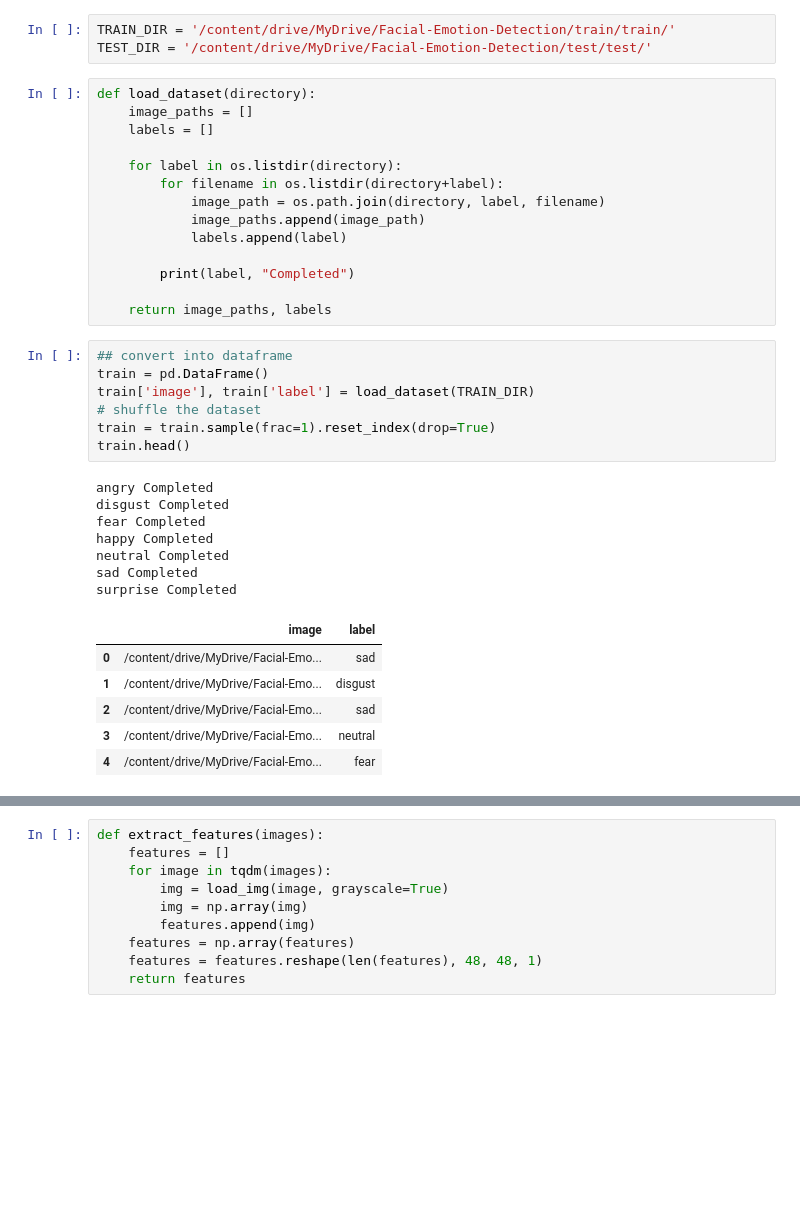
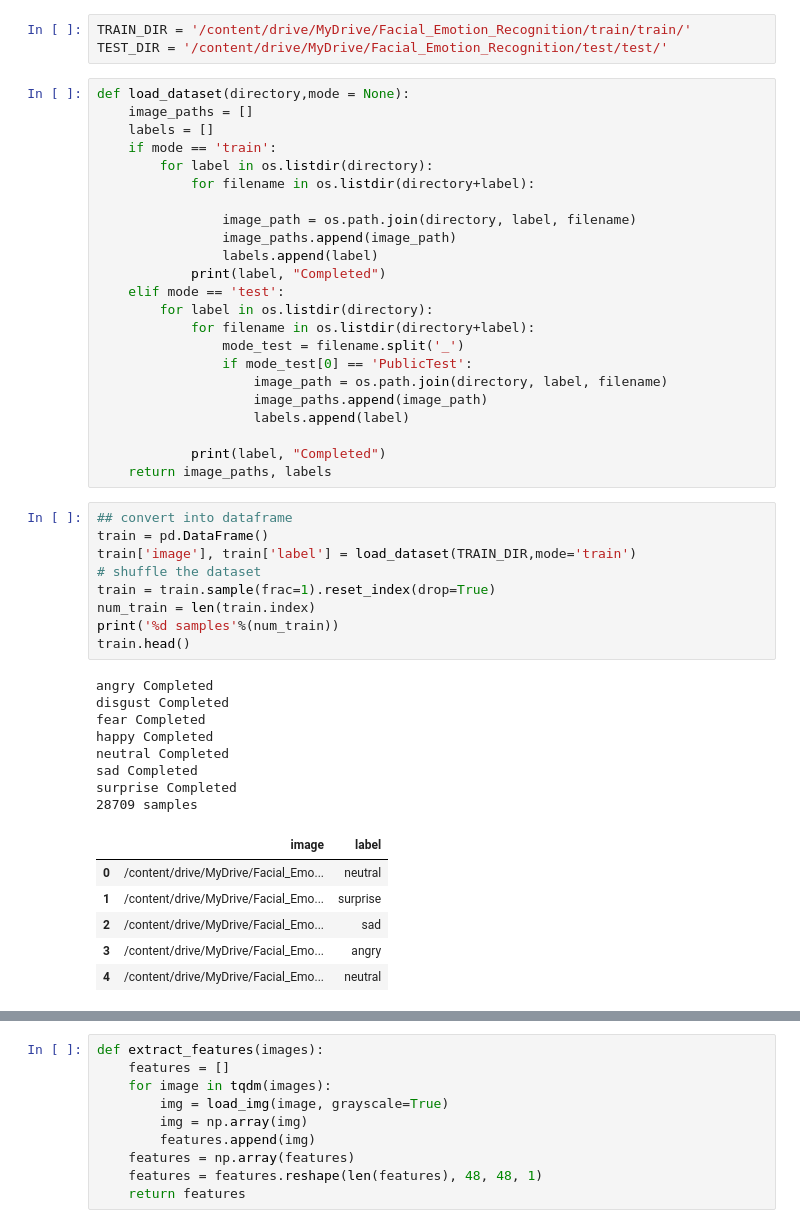
Before and after one commit to gnurt2041/Facial-Emotion, a Jupyter notebook: facial_emotions_detection.ipynb, the cells around one changed output, grey strips where cells are left out. Drawn from its saved outputs; the diff is of its cells as text; blank space fills up the shorter version.

```diff
--- a/facial_emotions_detection.ipynb
+++ b/facial_emotions_detection.ipynb
@@ -58,42 +58,54 @@ from tensorflow.keras.preprocessing.image import load_img
 from keras.models import Sequential
 from keras.layers import Dense, Conv2D, Dropout, Flatten, MaxPooling2D
 # %%
-TRAIN_DIR = '/content/drive/MyDrive/Facial-Emotion-Detection/train/train/'
-TEST_DIR = '/content/drive/MyDrive/Facial-Emotion-Detection/test/test/'
+TRAIN_DIR = '/content/drive/MyDrive/Facial_Emotion_Recognition/train/train/'
+TEST_DIR = '/content/drive/MyDrive/Facial_Emotion_Recognition/test/test/'
 # %%
-def load_dataset(directory):
+def load_dataset(directory,mode = None):
     image_paths = []
     labels = []
+    if mode == 'train':
+        for label in os.listdir(directory):
+            for filename in os.listdir(directory+label):
 
-    for label in os.listdir(directory):
-        for filename in os.listdir(directory+label):
-            image_path = os.path.join(directory, label, filename)
-            image_paths.append(image_path)
-            labels.append(label)
+                image_path = os.path.join(directory, label, filename)
+                image_paths.append(image_path)
+                labels.append(label)
+            print(label, "Completed")
+    elif mode == 'test':
+        for label in os.listdir(directory):
+            for filename in os.listdir(directory+label):
+                mode_test = filename.split('_')
+                if mode_test[0] == 'PublicTest':
+                    image_path = os.path.join(directory, label, filename)
+                    image_paths.append(image_path)
+                    labels.append(label)
 
-        print(label, "Completed")
-
+            print(label, "Completed")
     return image_paths, labels
 # %%
 ## convert into dataframe
 train = pd.DataFrame()
-train['image'], train['label'] = load_dataset(TRAIN_DIR)
+train['image'], train['label'] = load_dataset(TRAIN_DIR,mode='train')
 # shuffle the dataset
 train = train.sample(frac=1).reset_index(drop=True)
+num_train = len(train.index)
+print('%d samples'%(num_train))
 train.head()
 # %% [output]
 angry Completed
 disgust Completed
 fear Completed
 happy Completed
 neutral Completed
 sad Completed
 surprise Completed
+28709 samples
 |  | image | label |
-| 0 | /content/drive/MyDrive/Facial-Emo... | sad |
-| 1 | /content/drive/MyDrive/Facial-Emo... | disgust |
-| 2 | /content/drive/MyDrive/Facial-Emo... | sad |
-| 3 | /content/drive/MyDrive/Facial-Emo... | neutral |
-| 4 | /content/drive/MyDrive/Facial-Emo... | fear |
+| 0 | /content/drive/MyDrive/Facial_Emo... | neutral |
+| 1 | /content/drive/MyDrive/Facial_Emo... | surprise |
+| 2 | /content/drive/MyDrive/Facial_Emo... | sad |
+| 3 | /content/drive/MyDrive/Facial_Emo... | angry |
+| 4 | /content/drive/MyDrive/Facial_Emo... | neutral |
 # %%
 test = pd.DataFrame()
```
Also changed, not shown: parts of 20 cells of this notebook.
